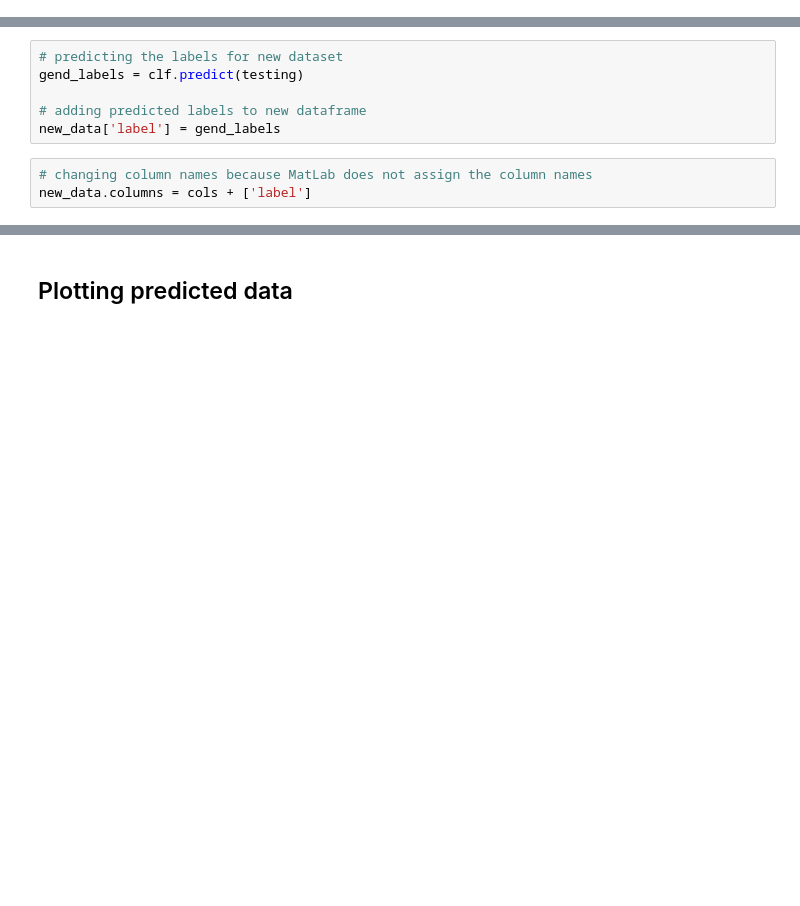
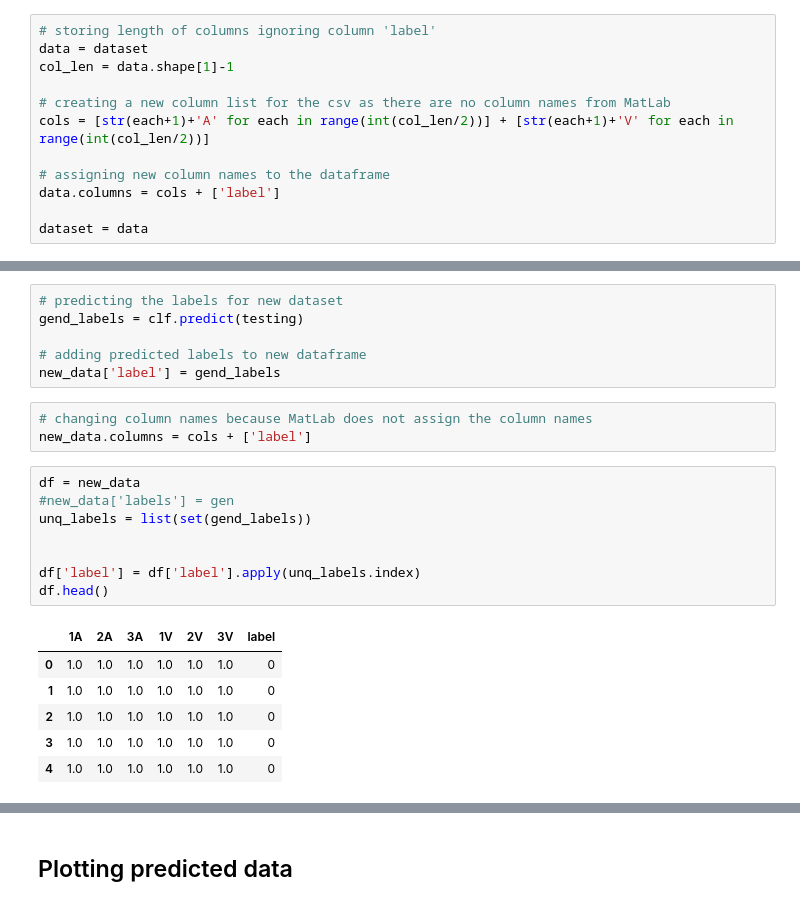
Before and after one commit to YugantM/PowerGrid, a Jupyter notebook: classifier.ipynb, the cells around one changed output, grey strips where cells are left out. Drawn from its saved outputs; the diff is of its cells as text; blank space fills up the shorter version.

```diff
--- a/classifier.ipynb
+++ b/classifier.ipynb
@@ -37,2 +44,14 @@ from sklearn import svm
+# %%
+# storing length of columns ignoring column 'label'
+data = dataset
+col_len = data.shape[1]-1
+
+# creating a new column list for the csv as there are no column names from MatLab
+cols = [str(each+1)+'A' for each in range(int(col_len/2))] + [str(each+1)+'V' for each in range(int(col_len/2))]
+
+# assigning new column names to the dataframe
+data.columns = cols + ['label']
+
+dataset = data
 # %%
 # creating training set ignoring labels
@@ -60,3 +87,18 @@ new_data['label'] = gend_labels
 # %%
 # changing column names because MatLab does not assign the column names
 new_data.columns = cols + ['label']
+# %%
+df = new_data
+#new_data['labels'] = gen
+unq_labels = list(set(gend_labels))
+
+
+df['label'] = df['label'].apply(unq_labels.index)
+df.head()
+# %% [output]
+|  | 1A | 2A | 3A | 1V | 2V | 3V | label |
+| 0 | 1.0 | 1.0 | 1.0 | 1.0 | 1.0 | 1.0 | 0 |
+| 1 | 1.0 | 1.0 | 1.0 | 1.0 | 1.0 | 1.0 | 0 |
+| 2 | 1.0 | 1.0 | 1.0 | 1.0 | 1.0 | 1.0 | 0 |
+| 3 | 1.0 | 1.0 | 1.0 | 1.0 | 1.0 | 1.0 | 0 |
+| 4 | 1.0 | 1.0 | 1.0 | 1.0 | 1.0 | 1.0 | 0 |
```
Also changed, not shown: parts of 9 cells of this notebook, 17 other files.
